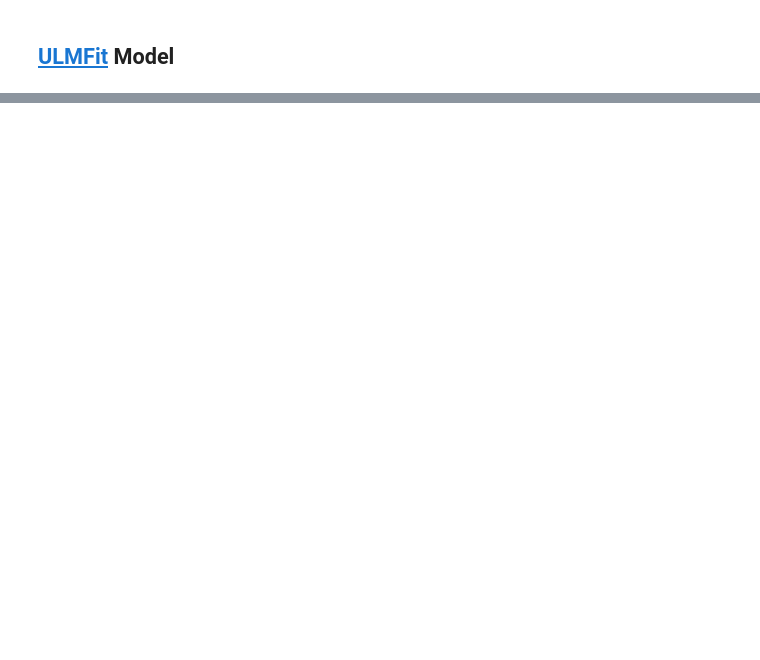
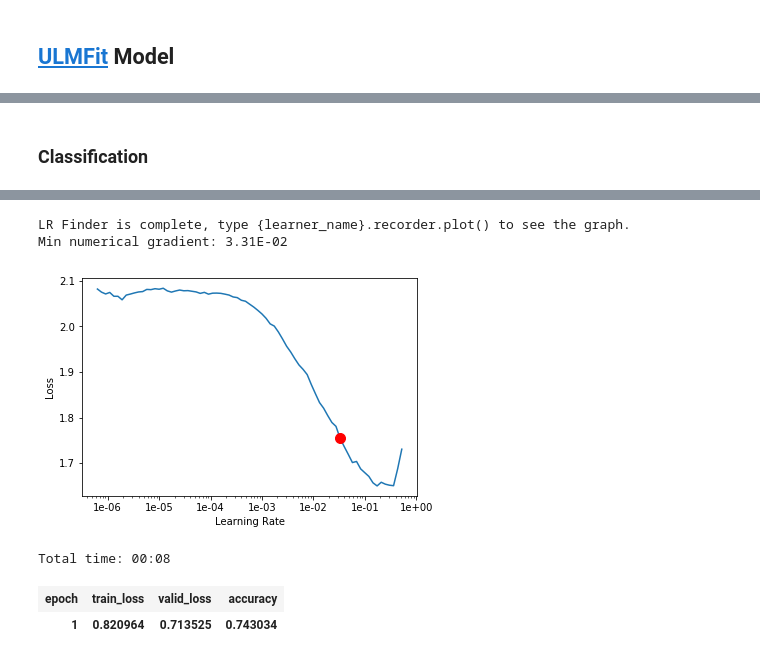
Before and after one commit to kobkrit/truevoice-intent, a Jupyter notebook: classification.ipynb, the cells around one changed output, grey strips where cells are left out. Cells and saved outputs as stored; diff of their text form; code cells hidden in the pictures; blank space fills up the shorter version.

```diff
--- a/classification.ipynb
+++ b/classification.ipynb
@@ -257,0 +236,11 @@ micro metrics
+# %%
+from sklearn.model_selection import train_test_split
+all_df = pd.read_csv(f'mari_train.csv')
+all_df['destination'] = all_df.destination.map(lambda x: x.replace(' ','_'))
+train_df, valid_df = train_test_split(all_df, test_size=0.15, random_state=1412)
+train_df = train_df.reset_index(drop=True)
+valid_df = valid_df.reset_index(drop=True)
+test_df = pd.read_csv(f'mari_test.csv')
+test_df['destination'] = test_df.destination.map(lambda x: x.replace(' ','_'))
+print(train_df.shape, valid_df.shape, test_df.shape)
+all_df = pd.concat([all_df,test_df]).reset_index(drop=True)
@@ -257,0 +330,33 @@ micro metrics
+# %% [markdown]
+### Classification
+# %%
+tt = Tokenizer(tok_func = ThaiTokenizer, lang = 'th', pre_rules = pre_rules_th, post_rules=post_rules_th)
+processor = [TokenizeProcessor(tokenizer=tt, chunksize=10000, mark_fields=False),
+            NumericalizeProcessor(vocab=data_lm.vocab, max_vocab=60000, min_freq=3)]
+
+train_df = pd.read_csv(f'mari_train.csv')
+train_df['destination'] = train_df.destination.map(lambda x: x.replace(' ','_'))
+
+data_cls = (TextList.from_df(train_df, model_path, cols=['texts'], processor=processor)
+    .random_split_by_pct(valid_pct = 0.05, seed = 1412)
+    .label_from_df('destination')
+    .add_test(TextList.from_df(test_df, model_path, cols=['texts'], processor=processor))
+    .databunch(bs=64)
+    )
+
+data_cls.sanity_check()
+data_cls.save('truevoice_cls.pkl')
+# %%
+config = dict(emb_sz=400, n_hid=1550, n_layers=4, pad_token=1, qrnn=False,
+             output_p=0.25, hidden_p=0.1, input_p=0.2, embed_p=0.02, weight_p=0.15)
+trn_args = dict(bptt=70, drop_mult=0.5, alpha=2, beta=1)
+
+learn = text_classifier_learner(data_cls, AWD_LSTM, config=config, pretrained=False, **trn_args)
+learn.opt_func = partial(optim.Adam, betas=(0.7, 0.99))
+
+#load pretrained finetuned model
+learn.load_encoder('truevoice_enc')
+# %%
+learn.lr_find()
+learn.recorder.plot()
+# %% [output]
@@ -257,0 +364,11 @@ micro metrics
+LR Finder is complete, type {learner_name}.recorder.plot() to see the graph.
+Min numerical gradient: 3.31E-02
+[figure, added]
+# %%
+#train unfrozen
+learn.freeze_to(-1)
+learn.fit_one_cycle(1, 2e-2, moms=(0.8, 0.7))
+# %% [output]
+Total time: 00:08
+| epoch | train_loss | valid_loss | accuracy |
+| 1 | 0.820964 | 0.713525 | 0.743034 |
```
Also changed, not shown: parts of 27 cells of this notebook, 2 other files.
